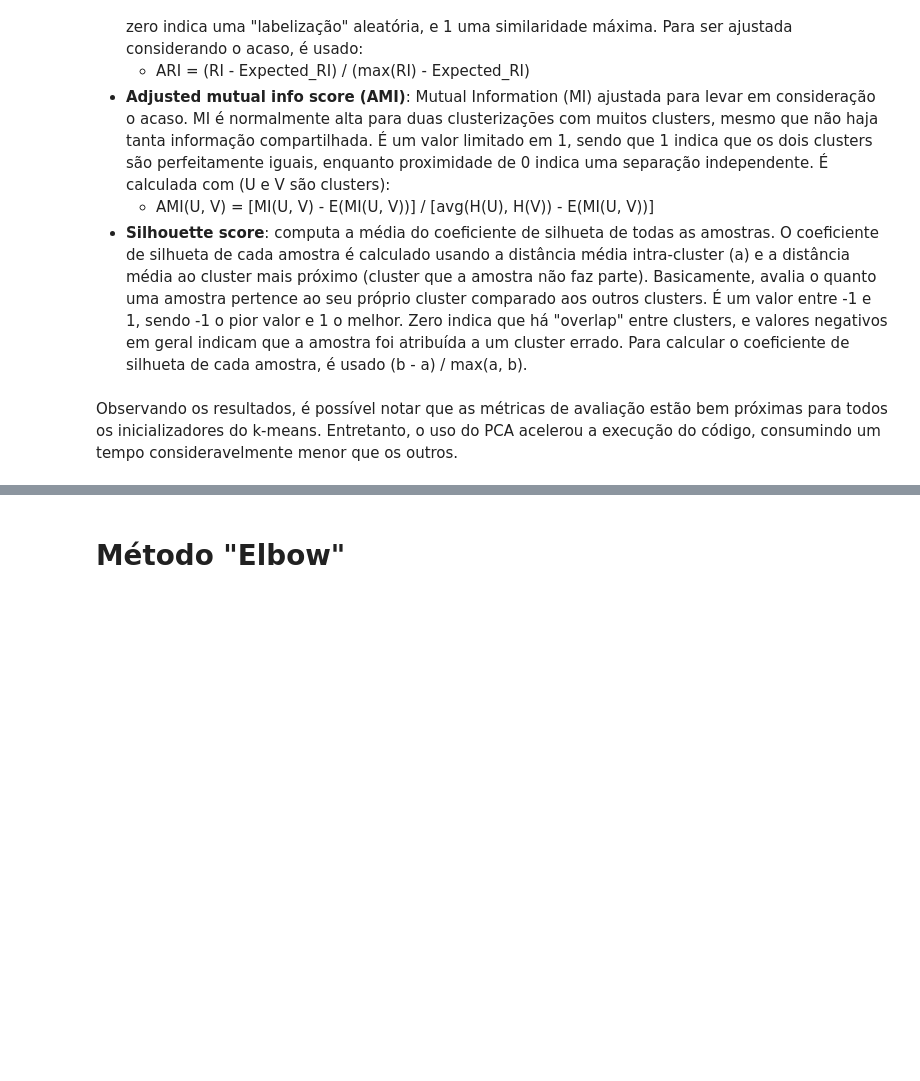
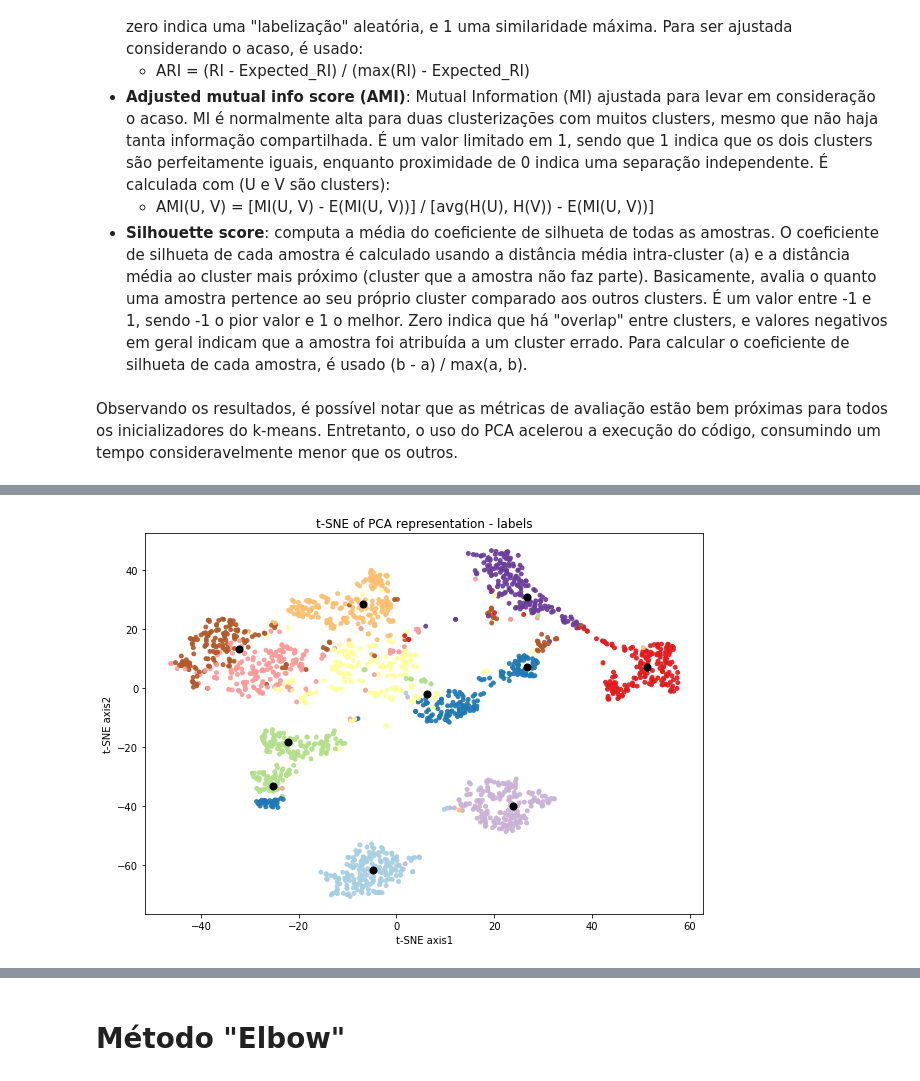
Before and after one commit to cordeirolibel/RPI, a Jupyter notebook: T03/kmeans.ipynb, the cells around one changed output, grey strips where cells are left out. Cells and saved outputs as stored; diff of their text form; code cells hidden in the pictures; blank space fills up the shorter version.

```diff
--- a/T03/kmeans.ipynb
+++ b/T03/kmeans.ipynb
@@ -133,0 +139,17 @@ ________________________________________________________________________________
+# %%
+templates_rep = pca_n_digits.transform(kmeans_n_digits.cluster_centers_)
+X_rep = pca_n_digits.fit_transform(data)
+
+tSNE_PCAModel = TSNE(n_components=2, perplexity=30.0, random_state=0)
+X_rep_tSNE = tSNE_PCAModel.fit_transform(np.vstack((X_rep,templates_rep)))
+# %%
+plt.figure(1, figsize=(10,7))
+nC = templates_rep.shape[0]
+plt.scatter(X_rep_tSNE[:-nC,0],\
+            X_rep_tSNE[:-nC,1],c=labels,cmap='Paired',s=15,alpha=0.9)
+plt.scatter(X_rep_tSNE[-nC:,0],\
+            X_rep_tSNE[-nC:,1],c='k',cmap='Paired',s=50)
+plt.title('t-SNE of PCA representation - labels'); plt.xlabel('t-SNE axis1'); plt.ylabel('t-SNE axis2')
+plt.show()
+# %% [output]
+[figure, added]
```
Also changed, not shown: parts of 11 cells of this notebook, 2 other files.
